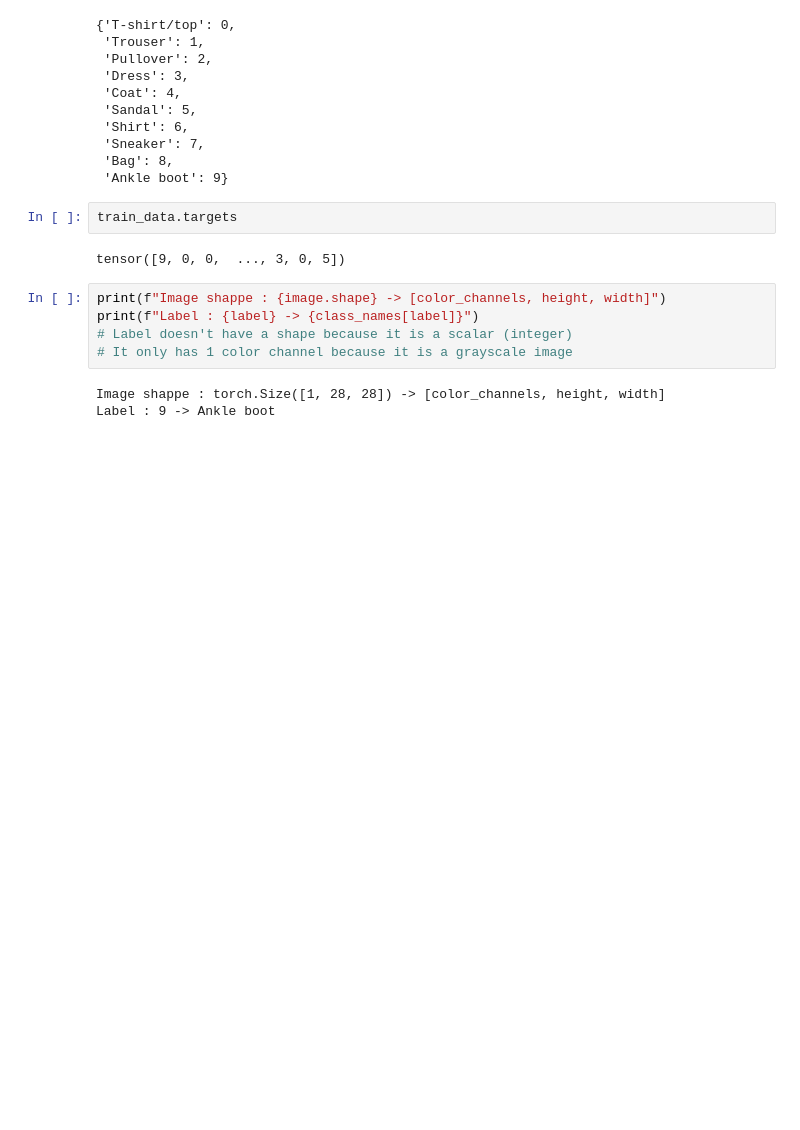
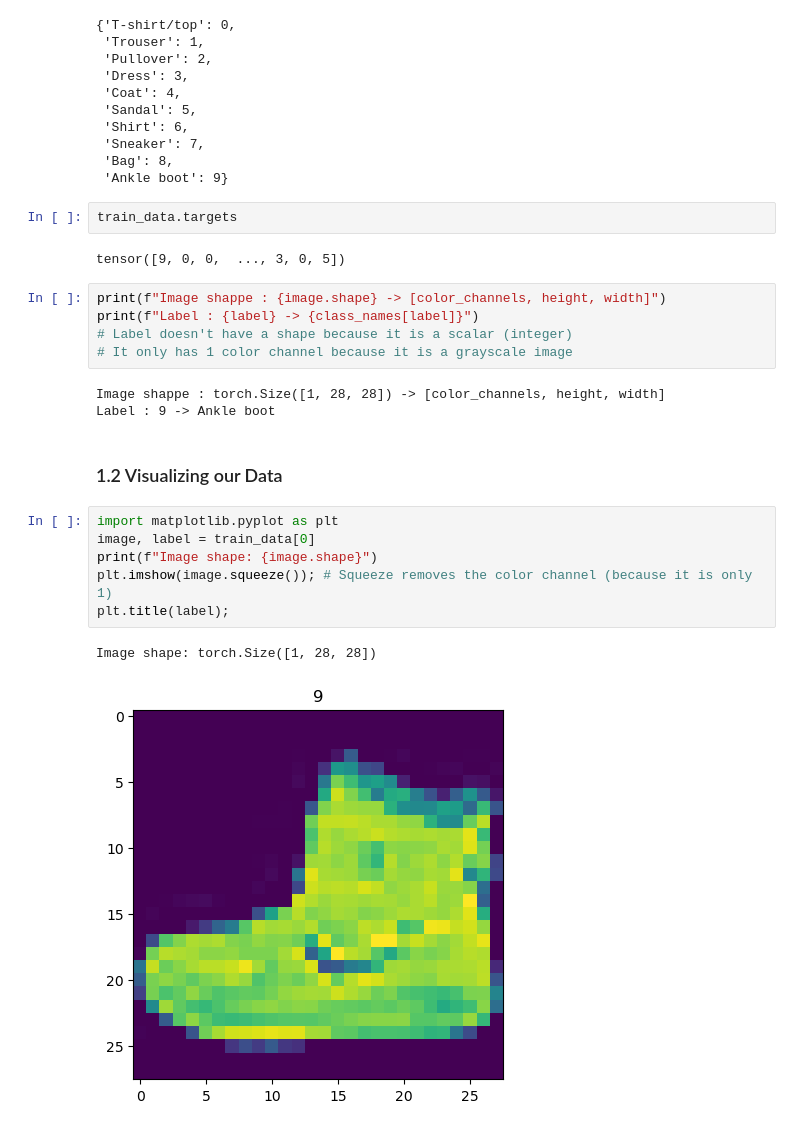
Before and after one commit to josemichaelrubio/my-pytorch-deep-learning, a Jupyter notebook: notebooks/03_pytorch_computer_vision.ipynb, the cells around one changed output. Drawn from its saved outputs; the diff is of its cells as text; blank space fills up the shorter version.

```diff
--- a/notebooks/03_pytorch_computer_vision.ipynb
+++ b/notebooks/03_pytorch_computer_vision.ipynb
@@ -159,3 +159,14 @@ print(f"Label : {label} -> {class_names[label]}")
 # %% [output]
 Image shappe : torch.Size([1, 28, 28]) -> [color_channels, height, width]
 Label : 9 -> Ankle boot
+# %% [markdown]
+### 1.2 Visualizing our Data
+# %%
+import matplotlib.pyplot as plt
+image, label = train_data[0]
+print(f"Image shape: {image.shape}")
+plt.imshow(image.squeeze()); # Squeeze removes the color channel (because it is only 1)
+plt.title(label);
+# %% [output]
+Image shape: torch.Size([1, 28, 28])
+[figure, added]
```
Also changed, not shown: parts of 3 cells of this notebook.
